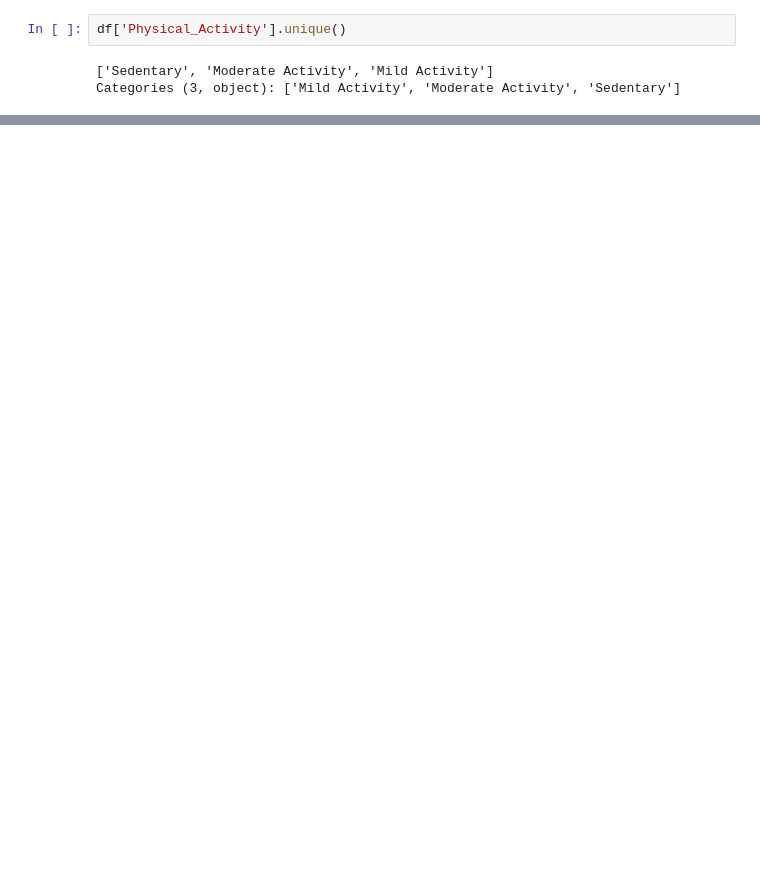
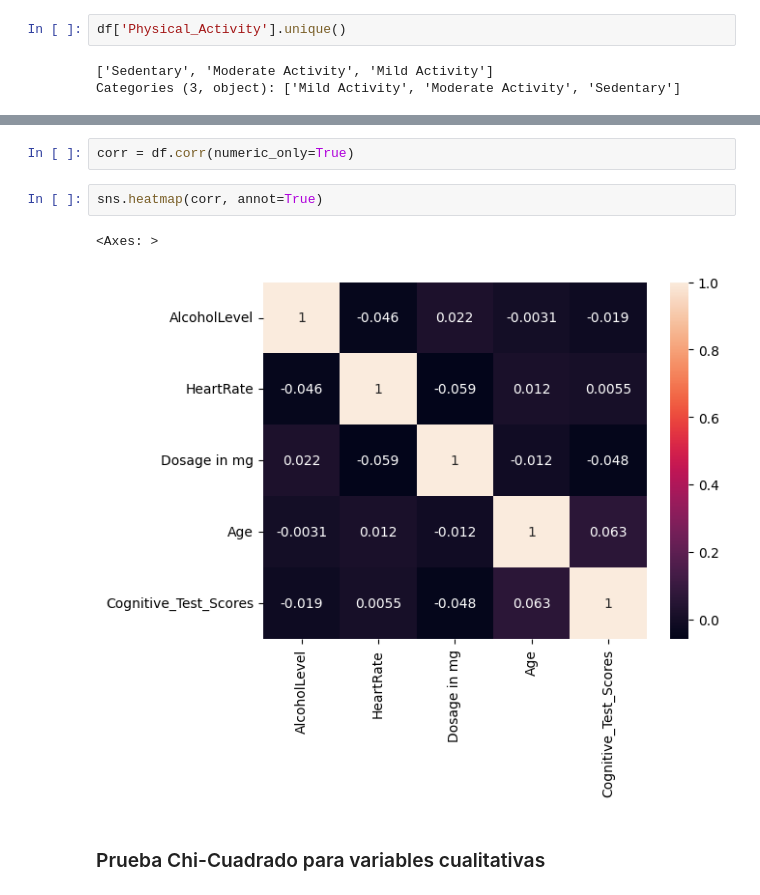
Before and after one commit to Jonolalde93/Proyectos_BootcampDS_2025, a Jupyter notebook: TFM - Bioinformatica y Bioestadistica/Notebook TFM.ipynb, the cells around one changed output, grey strips where cells are left out. Saved outputs shown, nothing was run; the diff lists cells and outputs as text; blank space fills up the shorter version.

```diff
--- a/TFM - Bioinformatica y Bioestadistica/Notebook TFM.ipynb
+++ b/TFM - Bioinformatica y Bioestadistica/Notebook TFM.ipynb
@@ -429,0 +459,9 @@ plt.show()
+# %%
+corr = df.corr(numeric_only=True)
+# %%
+sns.heatmap(corr, annot=True)
+# %% [output]
+<Axes: >
+[figure, added]
+# %% [markdown]
+### Prueba Chi-Cuadrado para variables cualitativas
```
Also changed, not shown: parts of 43 cells of this notebook, 8 other files.
